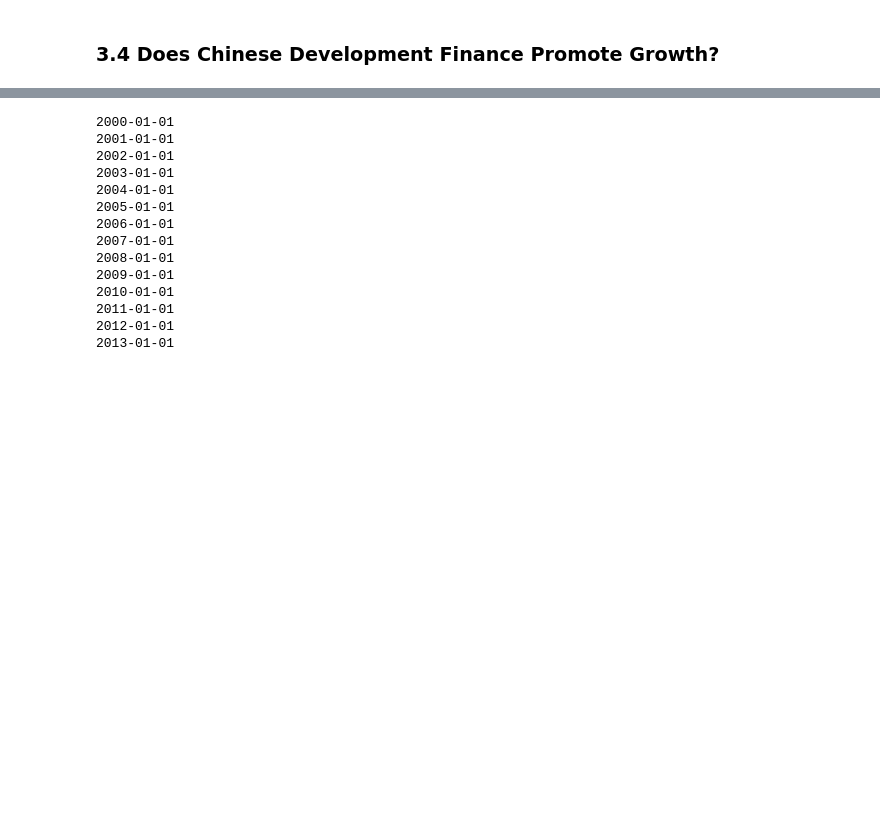
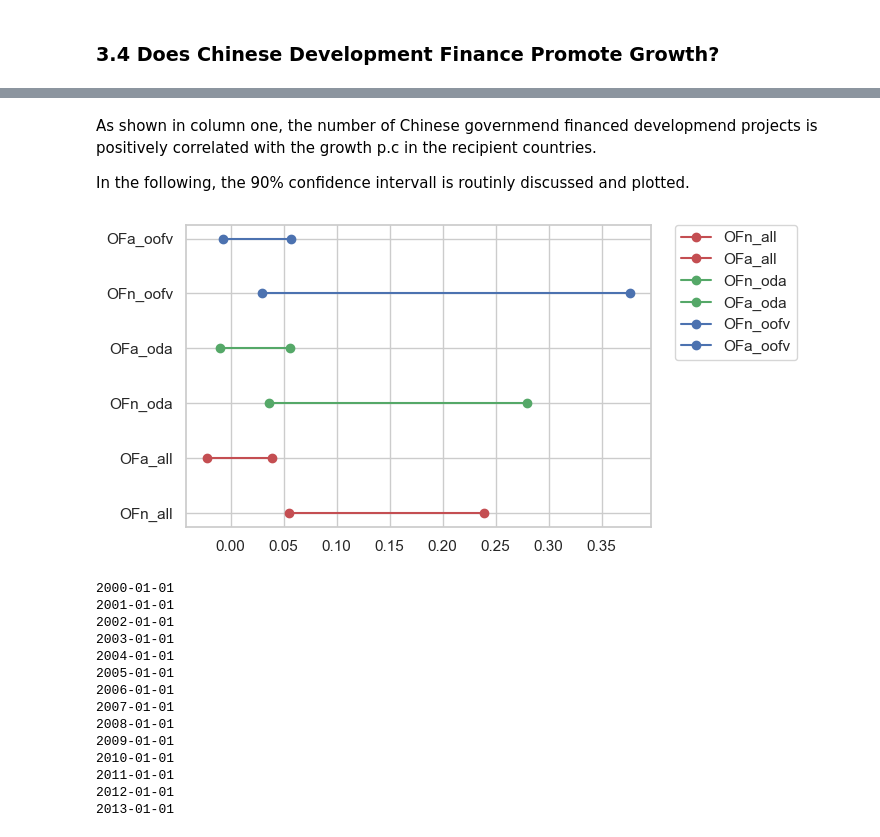
Before and after one commit to JonathanWillnow/ose-data-science-course-project-JonathanWillnow, a Jupyter notebook: JonathanWillnowOSE.ipynb, the cells around one changed output, grey strips where cells are left out. Saved outputs shown, nothing was run; the diff lists cells and outputs as text; code cells hidden in the pictures; blank space fills up the shorter version.

```diff
--- a/JonathanWillnowOSE.ipynb
+++ b/JonathanWillnowOSE.ipynb
@@ -1177,0 +856,2 @@ Included effects: Entity, Time
+# %%
+data4 = get_data_4(True)
@@ -1178 +898,9 @@ Included effects: Entity, Time
+# %% [markdown]
+As shown in column one, the number of Chinese governmend financed developmend projects is positively correlated with the growth p.c in the recipient countries.
+
+In the following, the 90% confidence intervall is routinly discussed and plotted.
+# %%
+confidence_intervall_plot(data4, 0.05)
+# %% [output]
+[figure, added]
 # %%
```
Also changed, not shown: parts of 38 cells of this notebook.
